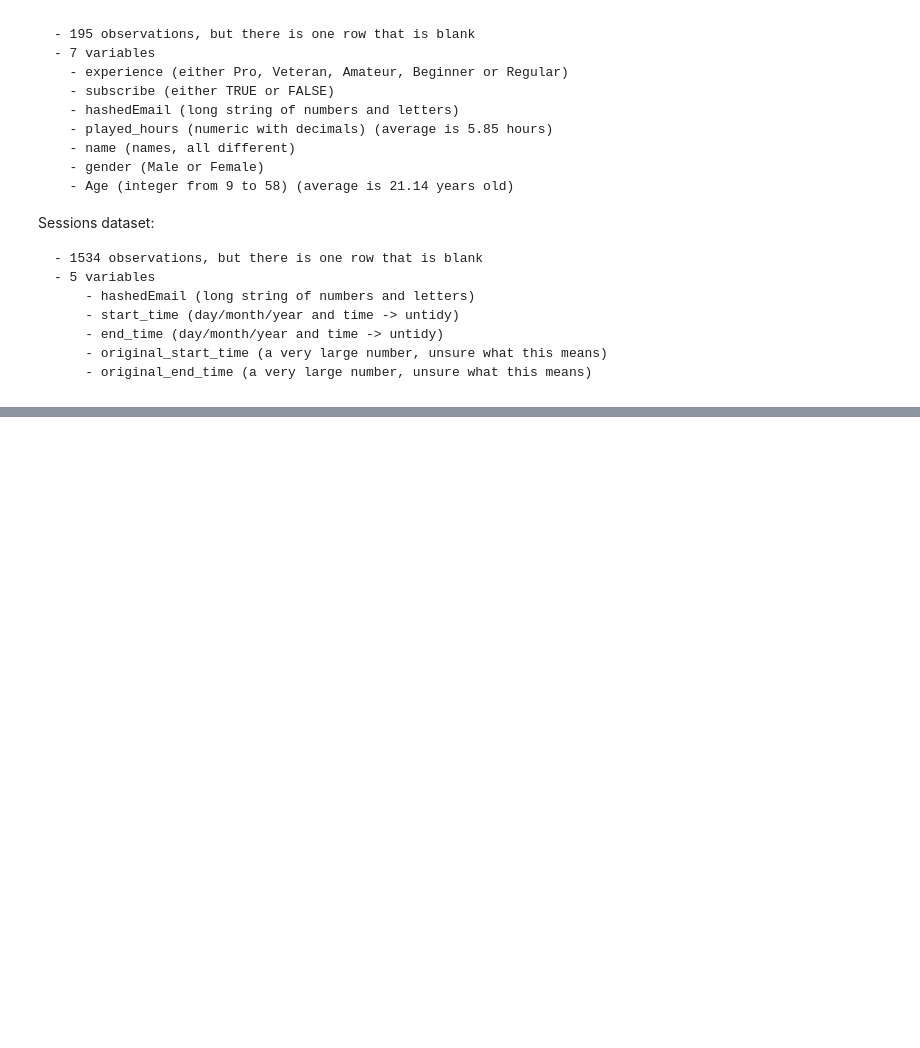
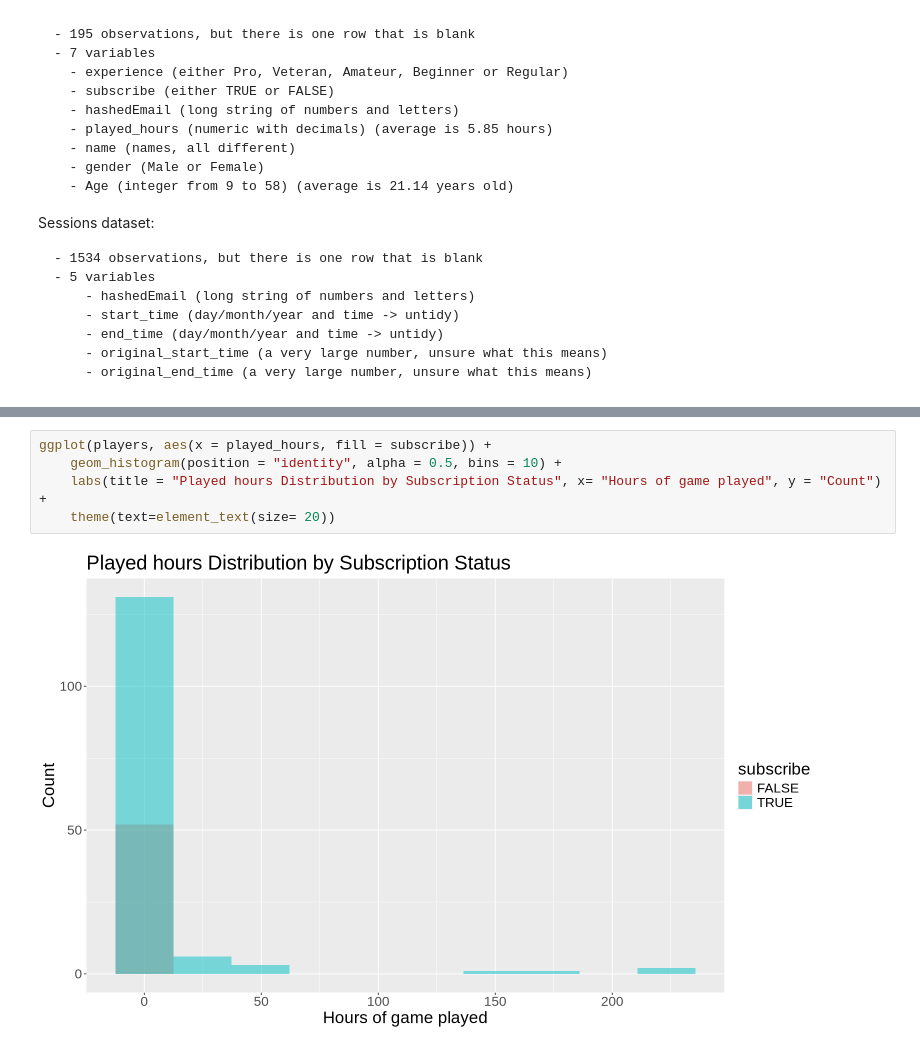
Before and after one commit to chantalfl18/project_template, a Jupyter notebook: Project/Project.ipynb, the cells around one changed output, grey strips where cells are left out. Cells and saved outputs as stored; diff of their text form; blank space fills up the shorter version.

```diff
--- a/Project/Project.ipynb
+++ b/Project/Project.ipynb
@@ -74,0 +116,7 @@ A tibble: 1 × 1
+# %%
+ggplot(players, aes(x = played_hours, fill = subscribe)) +
+    geom_histogram(position = "identity", alpha = 0.5, bins = 10) +
+    labs(title = "Played hours Distribution by Subscription Status", x= "Hours of game played", y = "Count") +
+    theme(text=element_text(size= 20))
+# %% [output]
+[figure, added]
```
Also changed, not shown: parts of 7 cells of this notebook.
